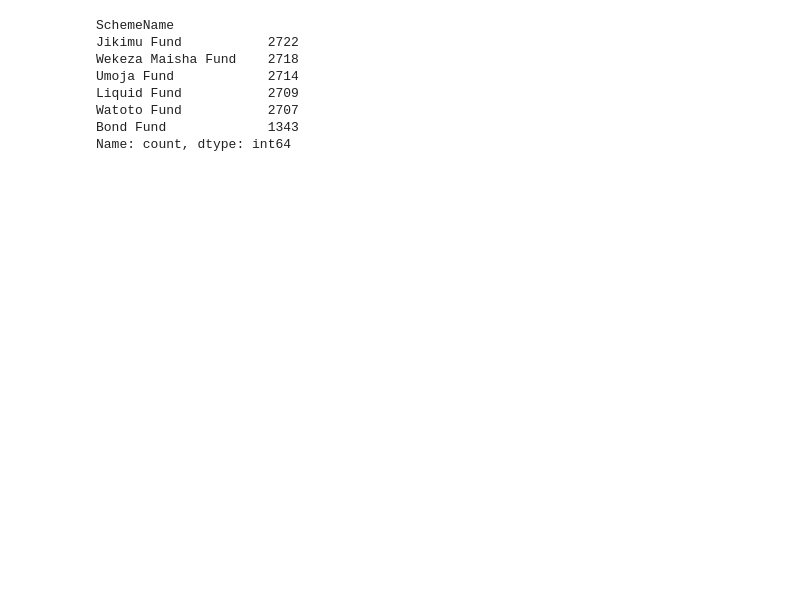
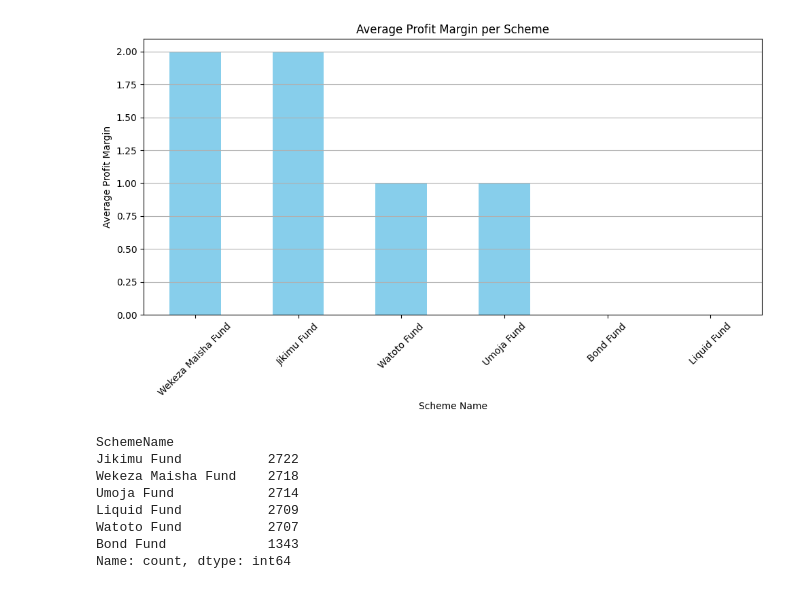
Before and after one commit to ilyatuu/utt, a Jupyter notebook: utt_analysis.ipynb, the cells around one changed output. Cells and saved outputs as stored; diff of their text form; code cells hidden in the pictures; blank space fills up the shorter version.

```diff
--- a/utt_analysis.ipynb
+++ b/utt_analysis.ipynb
@@ -79,3 +76,17 @@ df.head()
+# %%
+
+# Plot the average profit margin per scheme
+plt.figure(figsize=(10, 6))
+avg_profit_margin.plot(kind='bar', color='skyblue')
+plt.title("Average Profit Margin per Scheme")
+plt.xlabel("Scheme Name")
+plt.ylabel("Average Profit Margin")
+plt.xticks(rotation=45)
+plt.grid(axis='y')
+plt.tight_layout()
+plt.show()
+# %% [output]
+[figure, added]
 # %%
 df['SchemeName'].value_counts()
 # %% [output]
```
Also changed, not shown: parts of 13 cells of this notebook, 2 other files.
